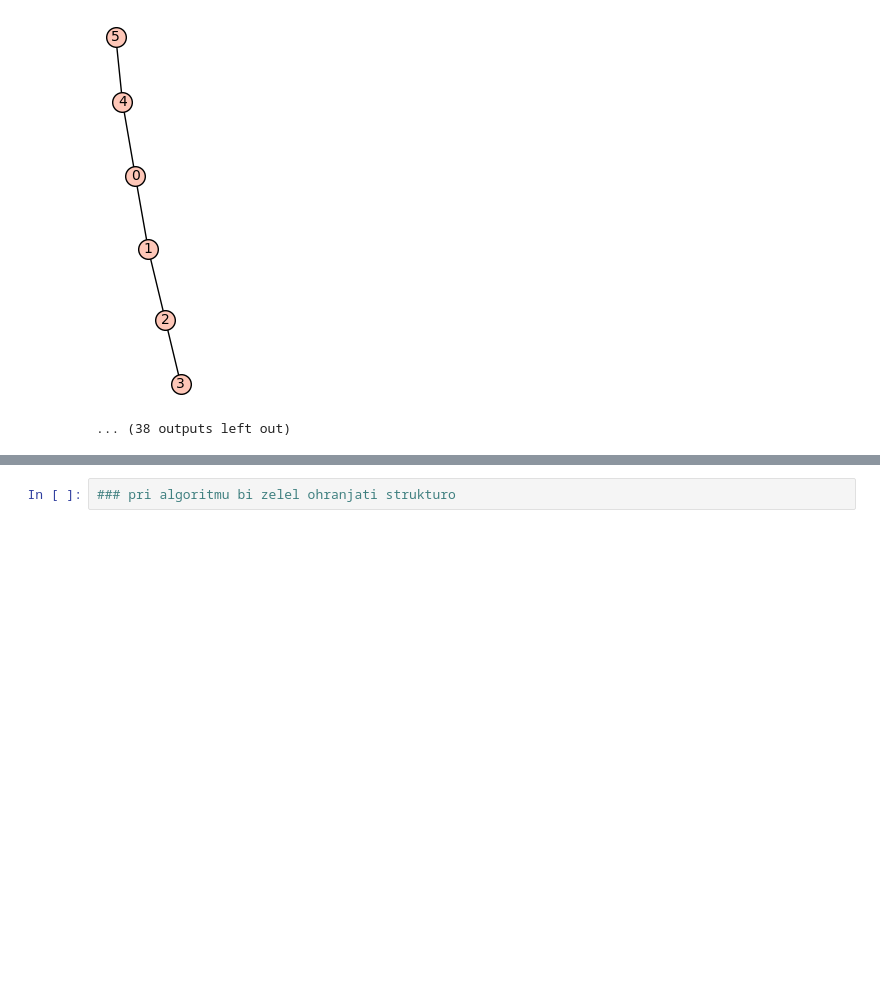
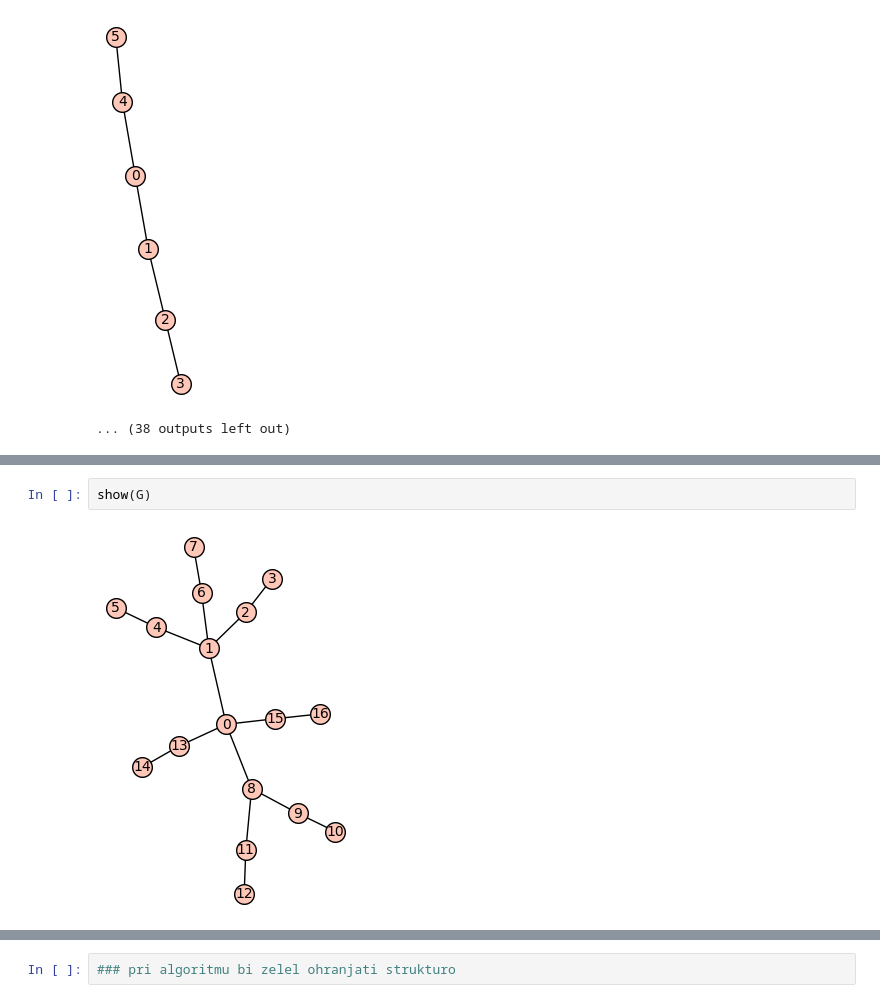
Before and after one commit to PrelogSasa/FIN-PRAK-PROJEKT, a Jupyter notebook: projekt.ipynb, the cells around one changed output, grey strips where cells are left out. Drawn from its saved outputs; the diff is of its cells as text; blank space fills up the shorter version.

```diff
--- a/projekt.ipynb
+++ b/projekt.ipynb
@@ -286,0 +261,4 @@ Graf s 6 vozlisci
+# %%
+show(G)
+# %% [output]
+[figure, added]
```
Also changed, not shown: parts of 11 cells of this notebook.
